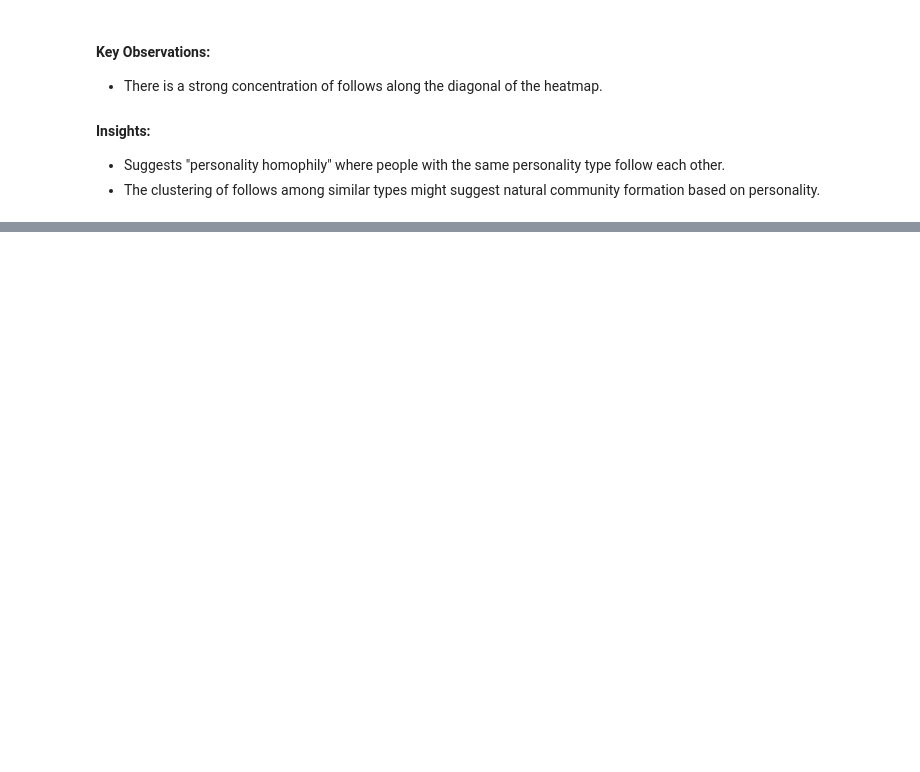
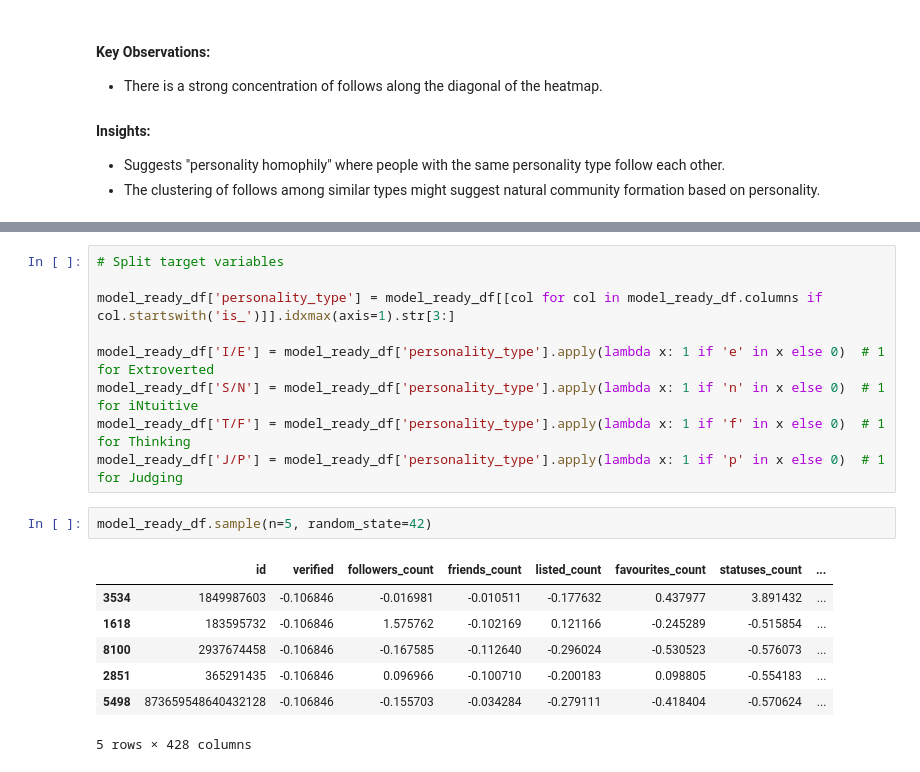
Before and after one commit to finnila/twitter-personality-model, a Jupyter notebook: twitter_personality.ipynb, the cells around one changed output, grey strips where cells are left out. Drawn from its saved outputs; the diff is of its cells as text; blank space fills up the shorter version.

```diff
--- a/twitter_personality.ipynb
+++ b/twitter_personality.ipynb
@@ -341,0 +487,19 @@ dtype: object
+# %%
+# Split target variables
+
+model_ready_df['personality_type'] = model_ready_df[[col for col in model_ready_df.columns if col.startswith('is_')]].idxmax(axis=1).str[3:]
+
+model_ready_df['I/E'] = model_ready_df['personality_type'].apply(lambda x: 1 if 'e' in x else 0)  # 1 for Extroverted
+model_ready_df['S/N'] = model_ready_df['personality_type'].apply(lambda x: 1 if 'n' in x else 0)  # 1 for iNtuitive
+model_ready_df['T/F'] = model_ready_df['personality_type'].apply(lambda x: 1 if 'f' in x else 0)  # 1 for Thinking
+model_ready_df['J/P'] = model_ready_df['personality_type'].apply(lambda x: 1 if 'p' in x else 0)  # 1 for Judging
+# %%
+model_ready_df.sample(n=5, random_state=42)
+# %% [output]
+|  | id | verified | followers_count | friends_count | listed_count | favourites_count | statuses_count | ... |
+| 3534 | 1849987603 | -0.106846 | -0.016981 | -0.010511 | -0.177632 | 0.437977 | 3.891432 | ... |
+| 1618 | 183595732 | -0.106846 | 1.575762 | -0.102169 | 0.121166 | -0.245289 | -0.515854 | ... |
+| 8100 | 2937674458 | -0.106846 | -0.167585 | -0.112640 | -0.296024 | -0.530523 | -0.576073 | ... |
+| 2851 | 365291435 | -0.106846 | 0.096966 | -0.100710 | -0.200183 | 0.098805 | -0.554183 | ... |
+| 5498 | 873659548640432128 | -0.106846 | -0.155703 | -0.034284 | -0.279111 | -0.418404 | -0.570624 | ... |
+5 rows × 428 columns
```
Also changed, not shown: parts of 49 cells of this notebook.
